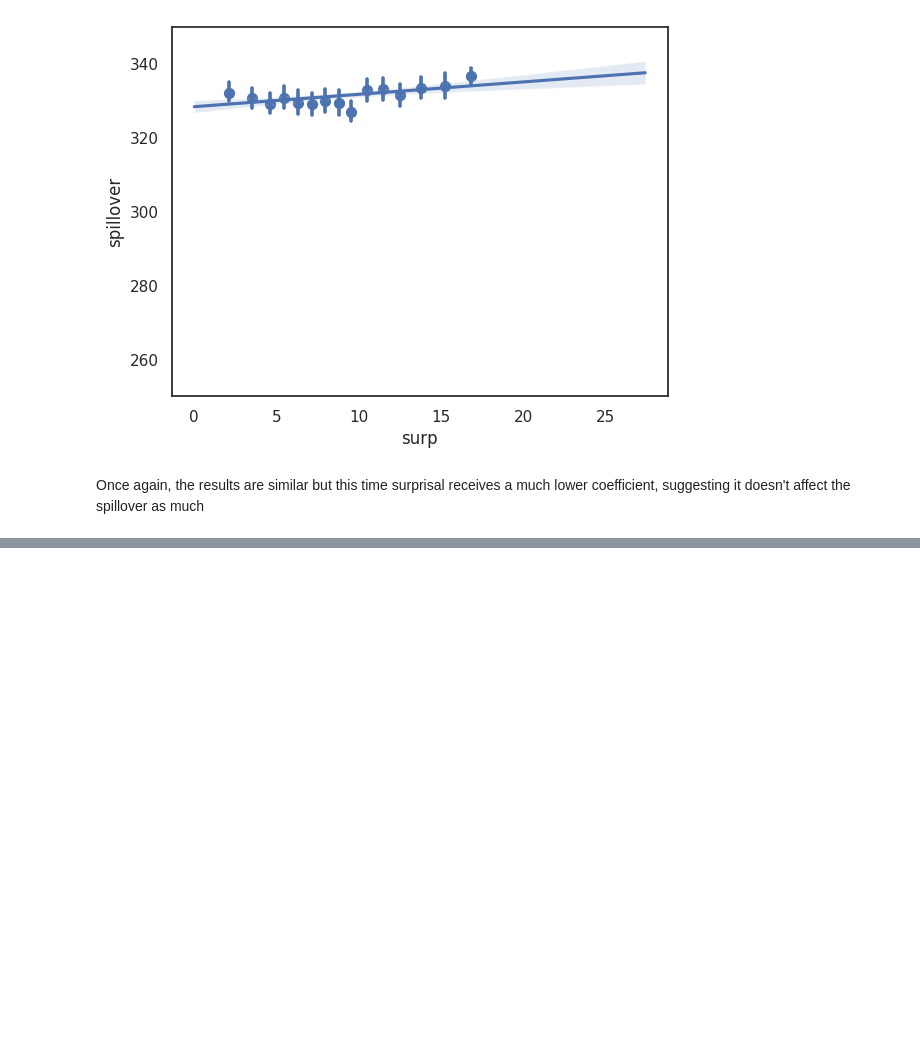
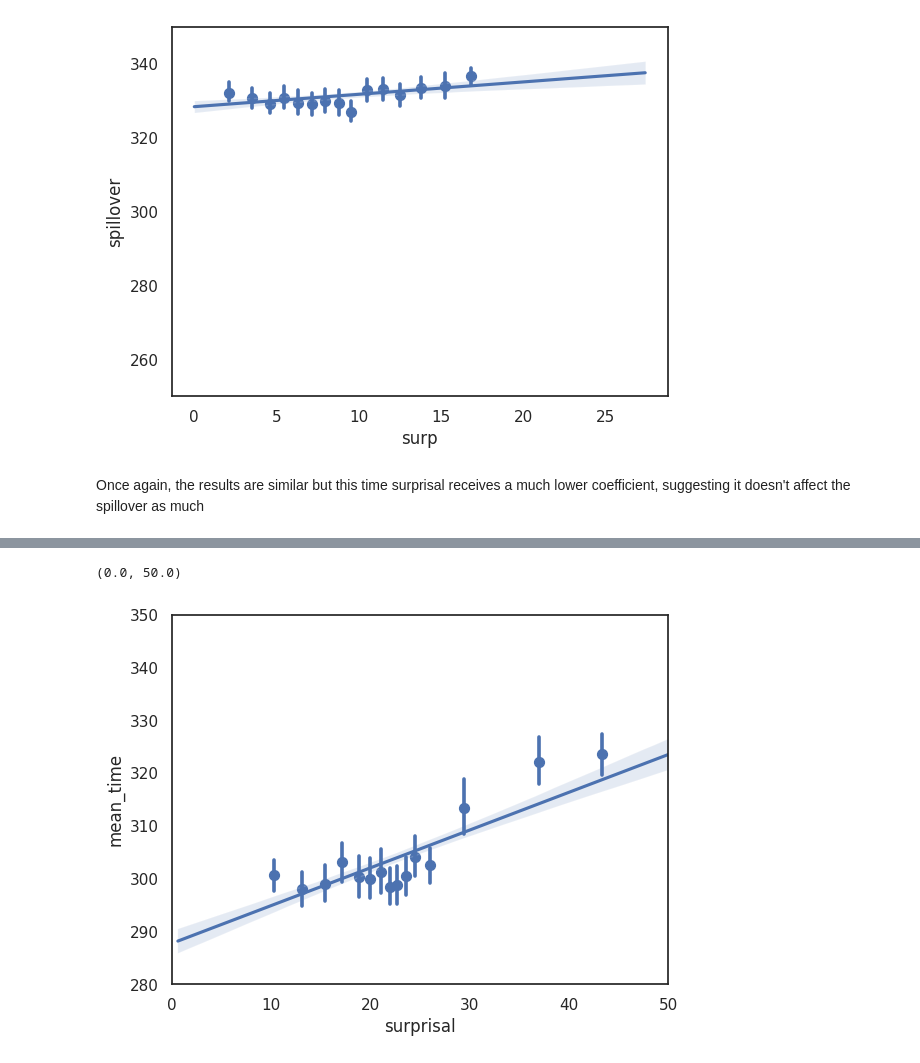
Before and after one commit to NadavVazana789/Project_096222, a Jupyter notebook: Copy_of_Project_1_Surprisals_and_RTs.ipynb, the cells around one changed output, grey strips where cells are left out. Saved outputs shown, nothing was run; the diff lists cells and outputs as text; code cells hidden in the pictures; blank space fills up the shorter version.

```diff
--- a/Copy_of_Project_1_Surprisals_and_RTs.ipynb
+++ b/Copy_of_Project_1_Surprisals_and_RTs.ipynb
@@ -629,0 +874,7 @@ Once again, the results are similar but this time surprisal receives a much lowe
+# %%
+g = sns.regplot(x="surprisal", y="mean_time", data=harmonized_gpt, x_bins=15)
+g.set_ylim([280, 350])
+g.set_xlim([0, 50])
+# %% [output]
+(0.0, 50.0)
+[figure, added]
```
Also changed, not shown: parts of 66 cells of this notebook.
